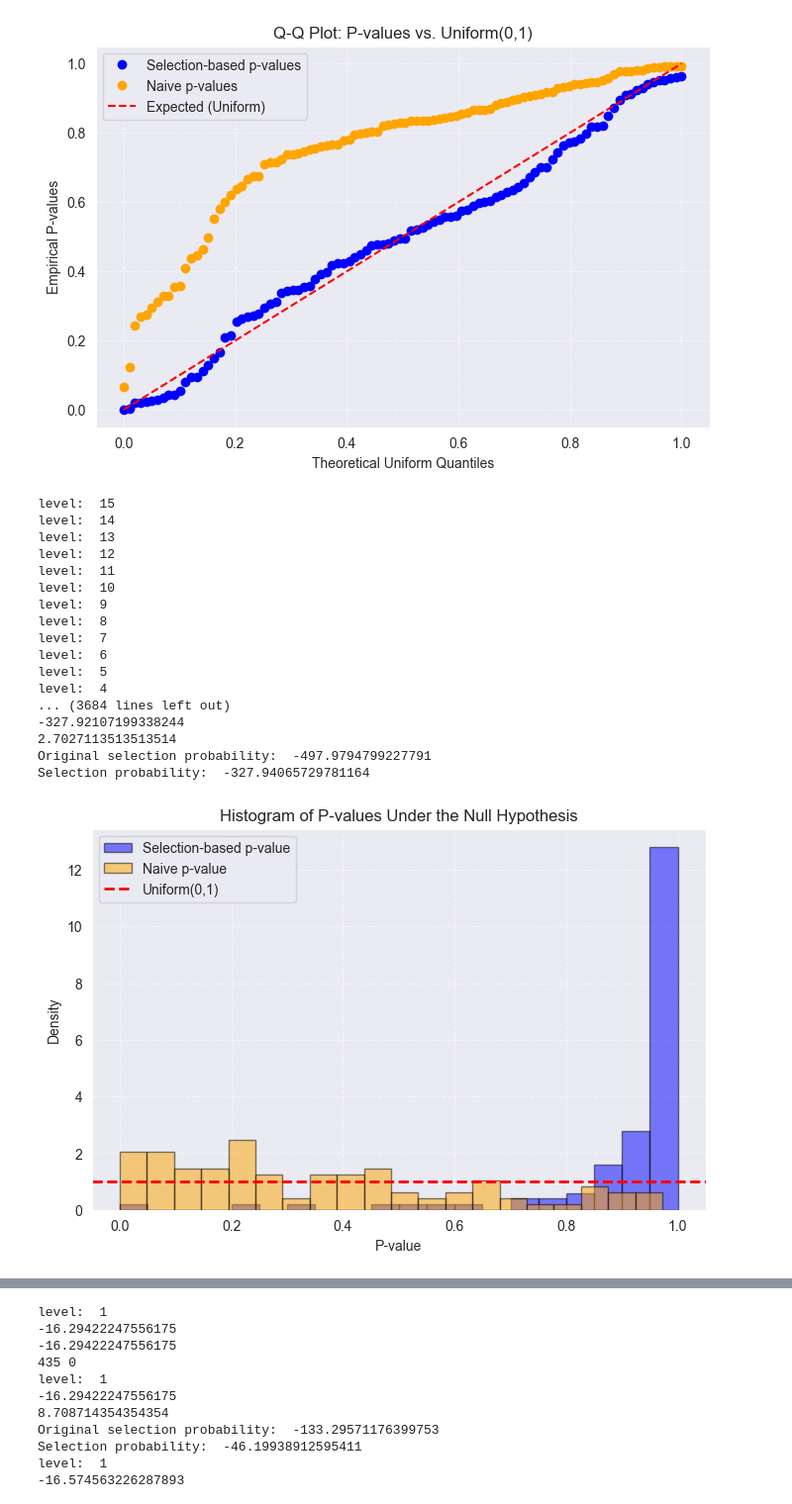
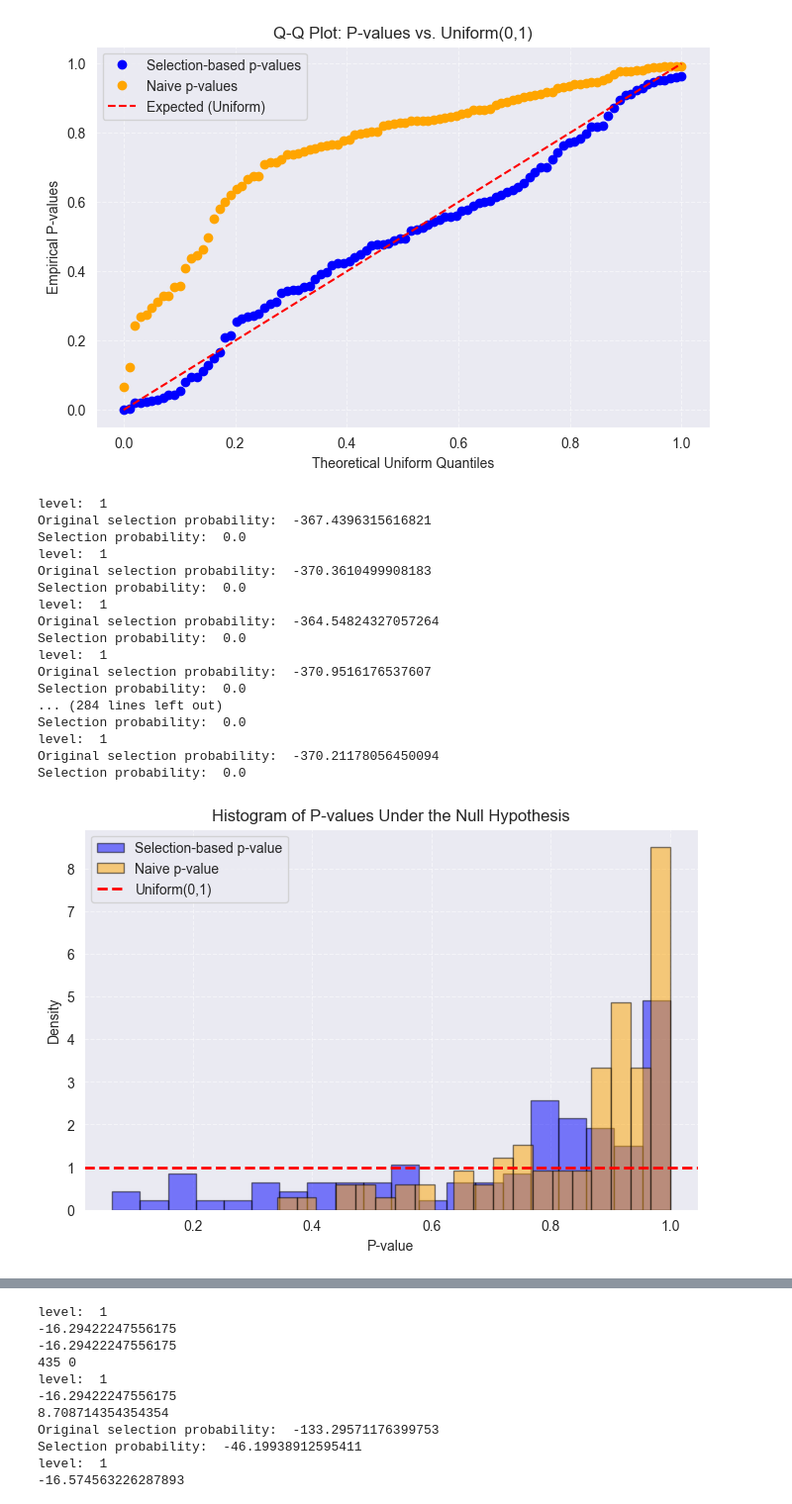
Before and after one commit to judywu4800/SI_HierarchicalClustering, a Jupyter notebook: test_merge_inf.ipynb, the cells around one changed output, grey strips where cells are left out. Shown at 99% size. Drawn from its saved outputs; the diff is of its cells as text; code cells hidden in the pictures.

```diff
--- a/test_merge_inf.ipynb
+++ b/test_merge_inf.ipynb
@@ -592,23 +592,23 @@ Selection probability:  -33.2224418909051
 [figure]
 [figure]
 # %%
-check_p_value_uniformity(20,2,1,5,1,-1,100)
+check_p_value_uniformity(20,2,1,19,1,-1,100)
 # %% [output]
-level:  15
-level:  14
-level:  13
-level:  12
-level:  11
-level:  10
-level:  9
-level:  8
-level:  7
-level:  6
-level:  5
-level:  4
-... (3684 lines left out)
--327.92107199338244
-2.7027113513513514
-Original selection probability:  -497.9794799227791
-Selection probability:  -327.94065729781164
+level:  1
+Original selection probability:  -367.4396315616821
+Selection probability:  0.0
+level:  1
+Original selection probability:  -370.3610499908183
+Selection probability:  0.0
+level:  1
+Original selection probability:  -364.54824327057264
+Selection probability:  0.0
+level:  1
+Original selection probability:  -370.9516176537607
+Selection probability:  0.0
+... (284 lines left out)
+Selection probability:  0.0
+level:  1
+Original selection probability:  -370.21178056450094
+Selection probability:  0.0
-[figure, old version]
+[figure, new version]
```
Also changed, not shown: parts of 1 cell of this notebook, 11 other files.
